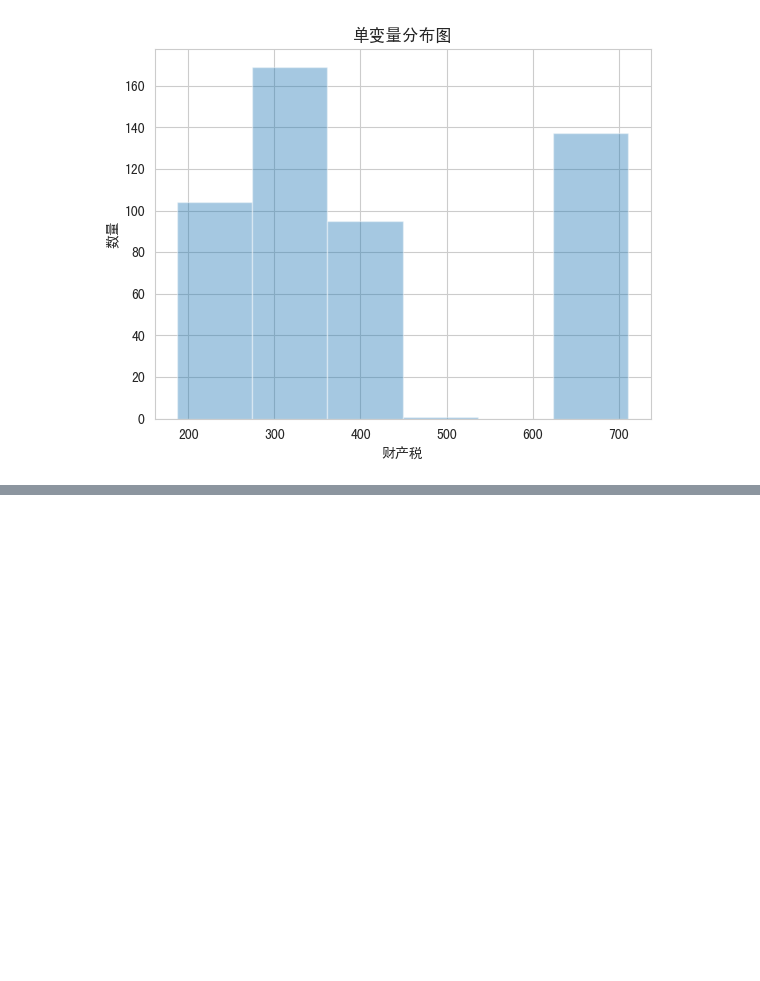
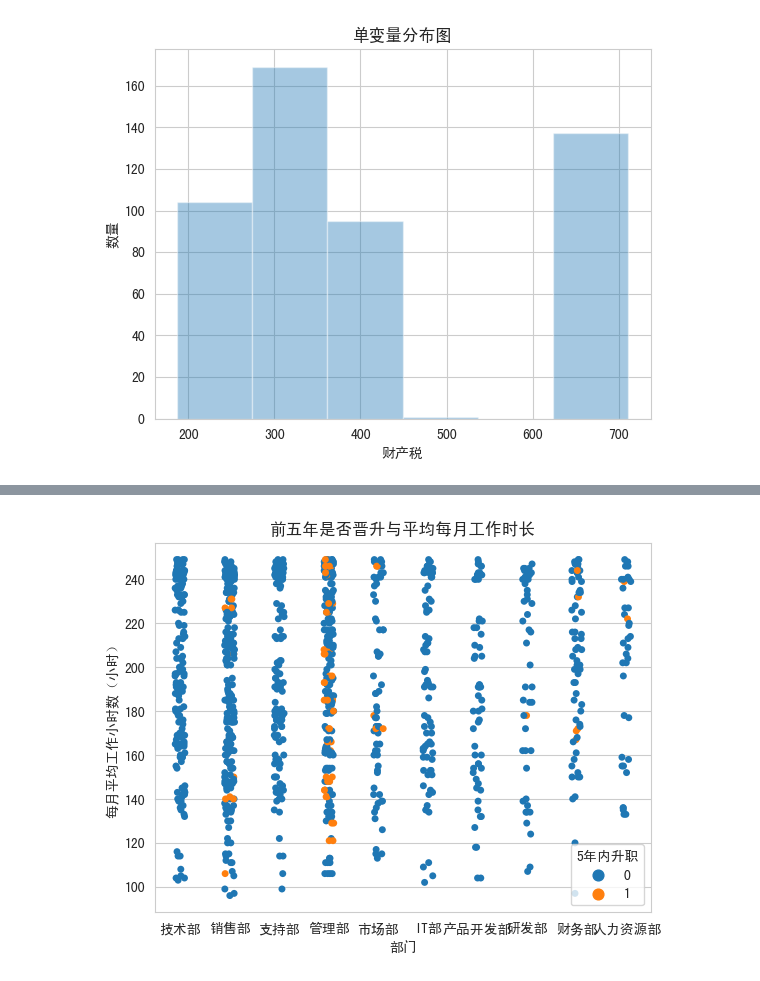
Before and after one commit to YcSaber/SchoolPyLesson1, a Jupyter notebook: data visualization/4/code/4-2.ipynb, the cells around one changed output, grey strips where cells are left out. Drawn from its saved outputs; the diff is of its cells as text; code cells hidden in the pictures; blank space fills up the shorter version.

```diff
--- a/data visualization/4/code/4-2.ipynb
+++ b/data visualization/4/code/4-2.ipynb
@@ -192,0 +208,8 @@ plt.show()
+# %%
+# 提取高薪在职员工的数据
+hr2 = hr.iloc[(hr['薪资'].values=='高')&(hr['离职'].values==0),:]
+sns.stripplot(x='部门',y='每月平均工作小时数（小时）',hue='5年内升职',data=hr2,jitter=True)
+plt.title('前五年是否晋升与平均每月工作时长')
+plt.show()
+# %% [output]
+[figure, added]
```
Also changed, not shown: parts of 8 cells of this notebook, 31 other files.
